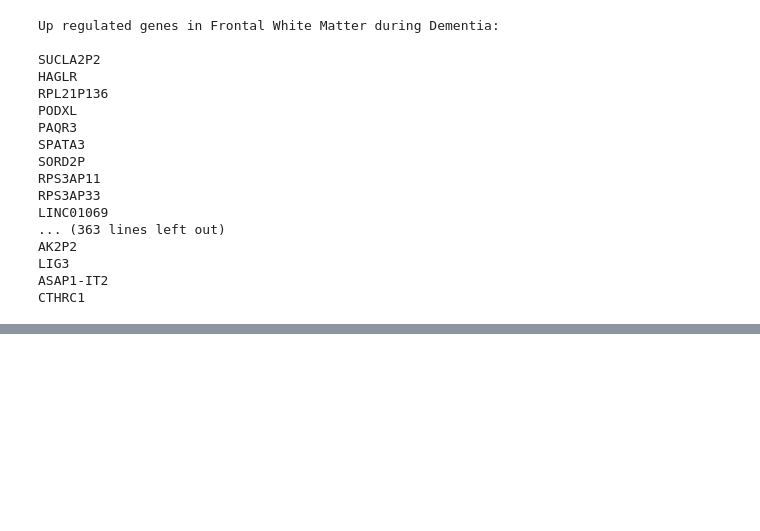
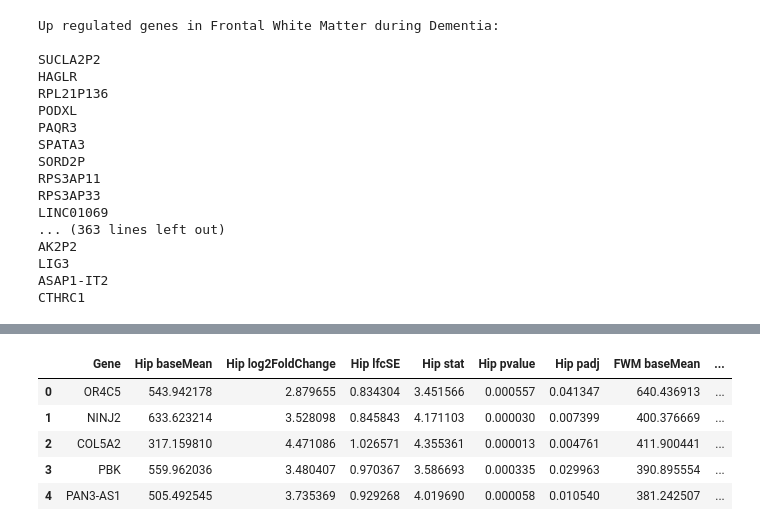
Before and after one commit to mouradap/rnaSeqDementia, a Jupyter notebook: CDEGenes-Allen.ipynb, the cells around one changed output, grey strips where cells are left out. Saved outputs shown, nothing was run; the diff lists cells and outputs as text; code cells hidden in the pictures; blank space fills up the shorter version.

```diff
--- a/CDEGenes-Allen.ipynb
+++ b/CDEGenes-Allen.ipynb
@@ -388,0 +422,16 @@ ImportError: cannot import name 'venn3'
+# %%
+sharedHipFWMGenes = ['OR4C5', 'NINJ2', 'COL5A2', 'PBK', 'PAN3-AS1']
+df1 = pd.DataFrame()
+for gene in sharedHipFWMGenes:
+    df1 = df1.append(hipData[hipData['Unnamed: 0'] == gene])
+
+df2 = pd.DataFrame()
+for gene in sharedHipFWMGenes:
+    df2 = df2.append(fwmData[fwmData['Unnamed: 0'] == gene])
+
+df1.columns = ['Hip ' + str(x) for x in df1.columns]
+df1.rename(columns = {'Hip Unnamed: 0': 'Gene'}, inplace = True)
+df2.columns = ['FWM ' + str(x) for x in df2.columns]
+df2.rename(columns = {'FWM Unnamed: 0': 'Gene'}, inplace = True)
+
+sharedHipFWM = df1.merge(df2, on = 'Gene')
@@ -388,0 +518,9 @@ ImportError: cannot import name 'venn3'
+# %%
+sharedHipFWM
+# %% [output]
+|  | Gene | Hip baseMean | Hip log2FoldChange | Hip lfcSE | Hip stat | Hip pvalue | Hip padj | FWM baseMean | ... |
+| 0 | OR4C5 | 543.942178 | 2.879655 | 0.834304 | 3.451566 | 0.000557 | 0.041347 | 640.436913 | ... |
+| 1 | NINJ2 | 633.623214 | 3.528098 | 0.845843 | 4.171103 | 0.000030 | 0.007399 | 400.376669 | ... |
+| 2 | COL5A2 | 317.159810 | 4.471086 | 1.026571 | 4.355361 | 0.000013 | 0.004761 | 411.900441 | ... |
+| 3 | PBK | 559.962036 | 3.480407 | 0.970367 | 3.586693 | 0.000335 | 0.029963 | 390.895554 | ... |
+| 4 | PAN3-AS1 | 505.492545 | 3.735369 | 0.929268 | 4.019690 | 0.000058 | 0.010540 | 381.242507 | ... |
```
Also changed, not shown: parts of 23 cells of this notebook, 6 other files.
